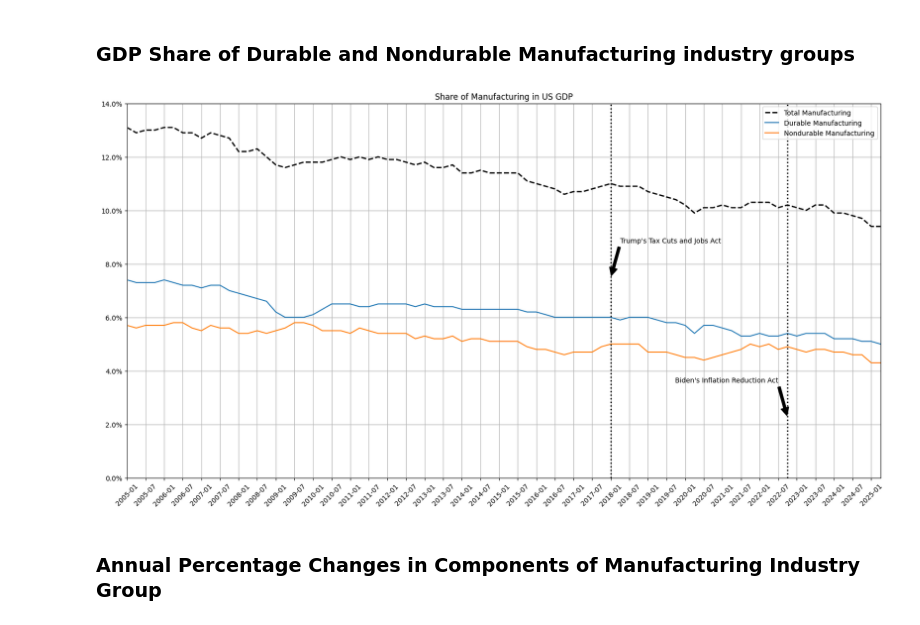
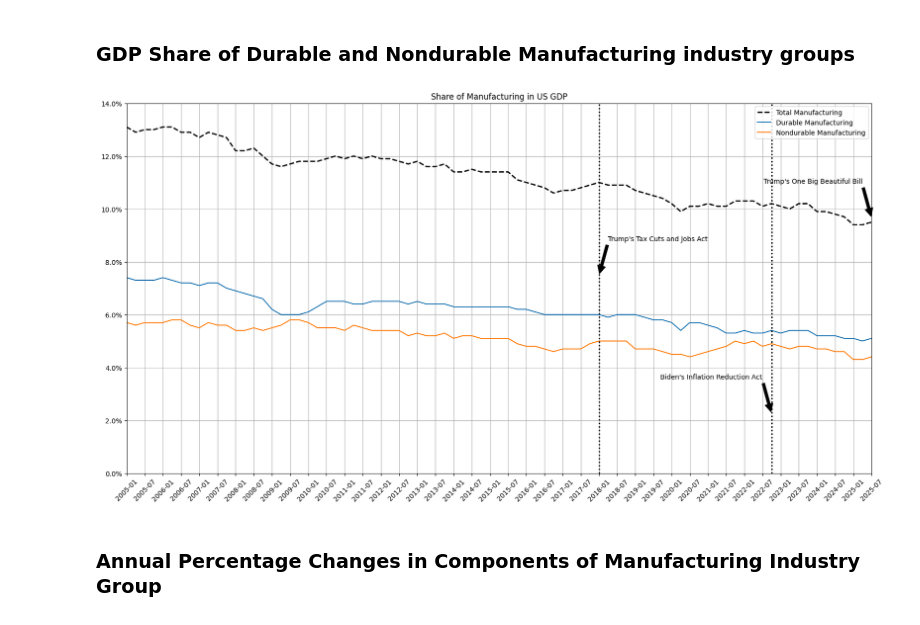
Before and after one commit to ilchen/US_Economic_Data_Analysis, a Jupyter notebook: Industrial_Production.ipynb, the cells around one changed output. Cells and saved outputs as stored; diff of their text form; code cells hidden in the pictures.

```diff
--- a/Industrial_Production.ipynb
+++ b/Industrial_Production.ipynb
@@ -33,7 +35,11 @@ indpro_gdp_share = indpro_gdp_share.iloc[:, [-1, 0, 1, 2]]
 # %%
 GRAPH_TITLE_INDPRO_GDP_SHARE = 'Share of Industrial Production in US GDP'
 TAX_CUTS_DATE = '2018-1-1'
+TAX_CUTS_ANNOT = "Trump's Tax Cuts and Jobs Act"
 IRA_DATE = '2022-10-1' # Signed into law on August 16, 2022.
+IRA_ANNOT = "Biden's Inflation Reduction Act"
+OBBBA_DATE = '2025-07-1' # Signed into law on July 4, 2025
+OBBBA_ANNOT = "Trump's One Big Beautiful Bill"
 ax = indpro_gdp_share.iloc[:,:1].plot(figsize=(20,10), grid=True,
              title=GRAPH_TITLE_INDPRO_GDP_SHARE,
              xticks=indpro_gdp_share.index[::2], xlabel='', rot=45, linestyle='--', linewidth=2, color='k')
@@ -51,11 +57,17 @@ y3 = indpro_gdp_share.iloc[:,0].max() / 3
 y4 = y3 + indpro_gdp_share.iloc[:,0].max() / 10
 ax.axvline(x3, color='k', linestyle=':', linewidth=2)
 
-ax.annotate('Trump\'s Tax Cuts and Jobs Act',
-            xy=(x1, y1), xytext=(x2, y2),
+x5 = indpro_gdp_share.index[indpro_gdp_share.index.get_loc(OBBBA_DATE)]
+x6 = indpro_gdp_share.index[indpro_gdp_share.index.get_loc(OBBBA_DATE) - 1]
+y5 = indpro_gdp_share.iloc[:,0].max() / 2.5
+y6 = y5 + indpro_gdp_share.iloc[:,0].max() / 10
+ax.axvline(x3, color='k', linestyle=':', linewidth=2)
+
+ax.annotate(TAX_CUTS_ANNOT, xy=(x1, y1), xytext=(x2, y2),
             arrowprops=dict(facecolor='black', shrink=0.05))
-ax.annotate('Biden\'s Inflation Reduction Act',
-            xy=(x3, y3), xytext=(x4, y4),
+ax.annotate(IRA_ANNOT, xy=(x3, y3), xytext=(x4, y4),
+            arrowprops=dict(facecolor='black', shrink=0.05), horizontalalignment='right')
+ax.annotate(OBBBA_ANNOT, xy=(x5, y5), xytext=(x6, y6),
             arrowprops=dict(facecolor='black', shrink=0.05), horizontalalignment='right')
 ax.legend(loc='upper right')
 _ = ax.set_xticklabels(list(map('{:%Y-%m}'.format, indpro_gdp_share.index[::2])))
@@ -300,33 +312,39 @@ manuf_gdp_share = manuf_gdp_share.rename(
 # %%
 GRAPH_TITLE_MANUF_GDP_SHARE = 'Share of Manufacturing in US GDP'
 ax = manuf_gdp_share.iloc[:,:1].plot(figsize=(20,10), grid=True, title=GRAPH_TITLE_MANUF_GDP_SHARE,
                                      xticks=manuf_gdp_share.index[::2], xlabel='', rot=45,
                                      linestyle='--', linewidth=2, color='k')
 manuf_gdp_share.iloc[:,1:].plot(ax=ax, grid=True, xticks=manuf_gdp_share.index[::2], xlabel='', rot=45,
                                 yticks=np.arange(0, .14, .02))
 ax.yaxis.set_major_formatter(mtick.PercentFormatter(1.))
 x1 = manuf_gdp_share.index[manuf_gdp_share.index.get_loc(TAX_CUTS_DATE)]
 y1 = manuf_gdp_share.iloc[:,0].max() / 1.75
 x2 = manuf_gdp_share.index[manuf_gdp_share.index.get_loc(TAX_CUTS_DATE) + 1]
 y2 = y1 + manuf_gdp_share.iloc[:,0].max() / 10
 ax.axvline(x1, color='k', linestyle=':', linewidth=2)
 
 x3 = manuf_gdp_share.index[manuf_gdp_share.index.get_loc(IRA_DATE)]
 x4 = manuf_gdp_share.index[manuf_gdp_share.index.get_loc(IRA_DATE) - 1]
 y3 = indpro_gdp_share.iloc[:,0].max() / 7.5
 y4 = y3 + manuf_gdp_share.iloc[:,0].max() / 10
 ax.axvline(x3, color='k', linestyle=':', linewidth=2)
 
-ax.annotate('Trump\'s Tax Cuts and Jobs Act',
-            xy=(x1, y1), xytext=(x2, y2),
+x5 = manuf_gdp_share.index[manuf_gdp_share.index.get_loc(OBBBA_DATE)]
+x6 = manuf_gdp_share.index[manuf_gdp_share.index.get_loc(OBBBA_DATE) - 1]
+y5 = indpro_gdp_share.iloc[:,0].max() / 1.75
+y6 = y5 + manuf_gdp_share.iloc[:,0].max() / 10
+ax.axvline(x3, color='k', linestyle=':', linewidth=2)
+
+ax.annotate(TAX_CUTS_ANNOT, xy=(x1, y1), xytext=(x2, y2),
             arrowprops=dict(facecolor='black', shrink=0.05))
-ax.annotate('Biden\'s Inflation Reduction Act',
-            xy=(x3, y3), xytext=(x4, y4),
+ax.annotate(IRA_ANNOT, xy=(x3, y3), xytext=(x4, y4),
+            arrowprops=dict(facecolor='black', shrink=0.05), horizontalalignment='right')
+ax.annotate(OBBBA_ANNOT, xy=(x5, y5), xytext=(x6, y6),
             arrowprops=dict(facecolor='black', shrink=0.05), horizontalalignment='right')
 ax.legend(loc='upper right')
 _ = ax.set_xticklabels(list(map('{:%Y-%m}'.format, manuf_gdp_share.index[::2])))
 # %% [output]
-[figure, old version]
+[figure, new version]
 # %% [markdown]
 ### Annual Percentage Changes in Components of Manufacturing Industry Group
 # %%
```
Also changed, not shown: parts of 2 cells of this notebook, 1 other file.
